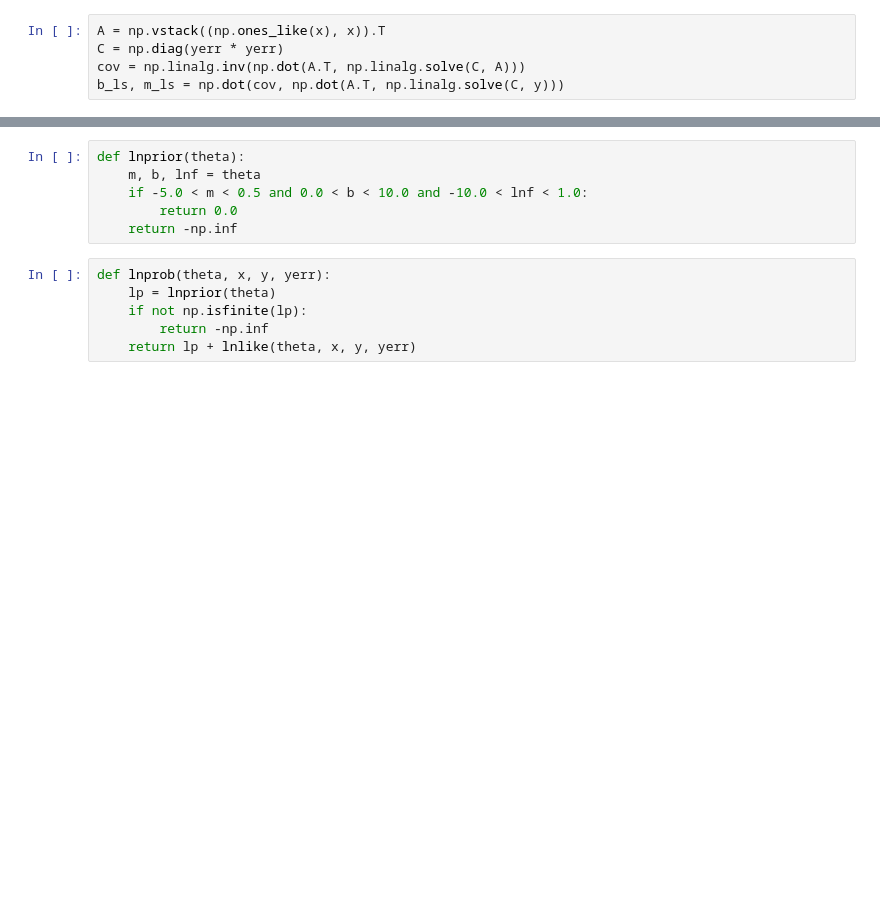
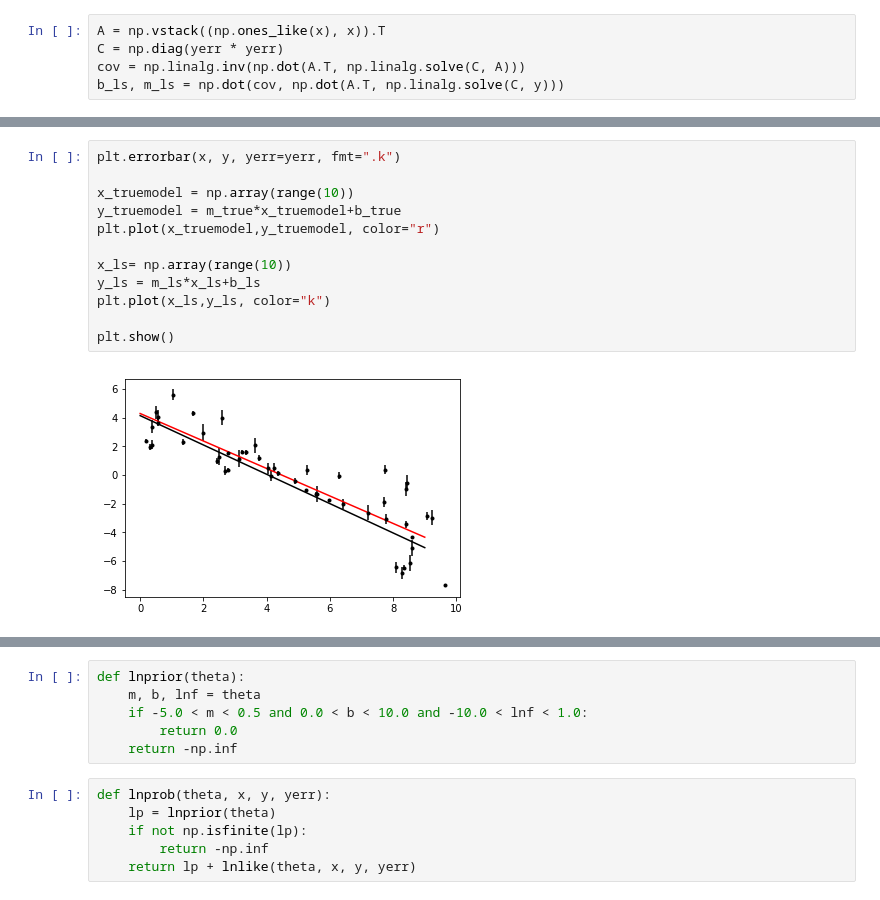
Before and after one commit to zeppfreak/datascience_samples, a Jupyter notebook: bayesian/notebook/emcee_document_samples.ipynb, the cells around one changed output, grey strips where cells are left out. Cells and saved outputs as stored; diff of their text form; blank space fills up the shorter version.

```diff
--- a/bayesian/notebook/emcee_document_samples.ipynb
+++ b/bayesian/notebook/emcee_document_samples.ipynb
@@ -43,0 +75,14 @@ b_ls=4.593464, m_ls=-1.021153
+# %%
+plt.errorbar(x, y, yerr=yerr, fmt=".k")
+
+x_truemodel = np.array(range(10))
+y_truemodel = m_true*x_truemodel+b_true
+plt.plot(x_truemodel,y_truemodel, color="r")
+
+x_ls= np.array(range(10))
+y_ls = m_ls*x_ls+b_ls
+plt.plot(x_ls,y_ls, color="k")
+
+plt.show()
+# %% [output]
+[figure, added]
```
Also changed, not shown: parts of 15 cells of this notebook, 1 other file.
